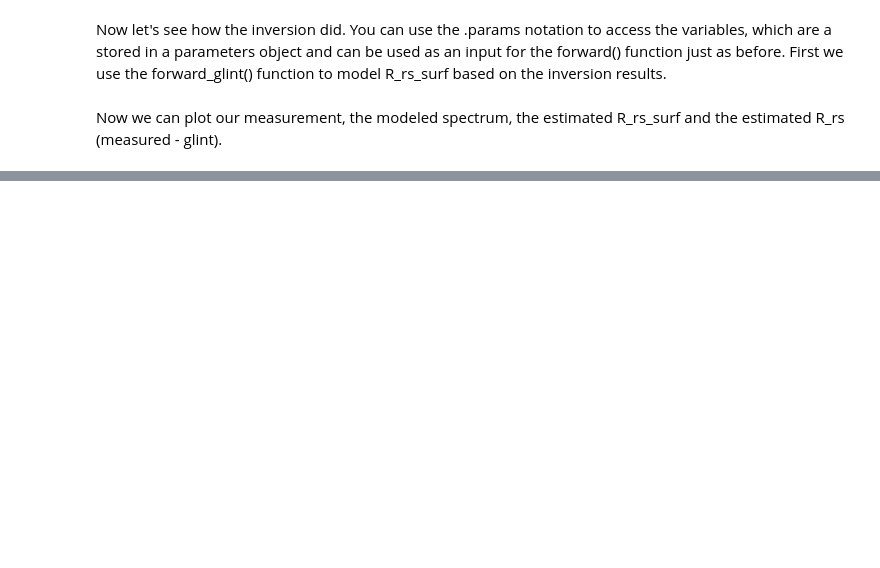
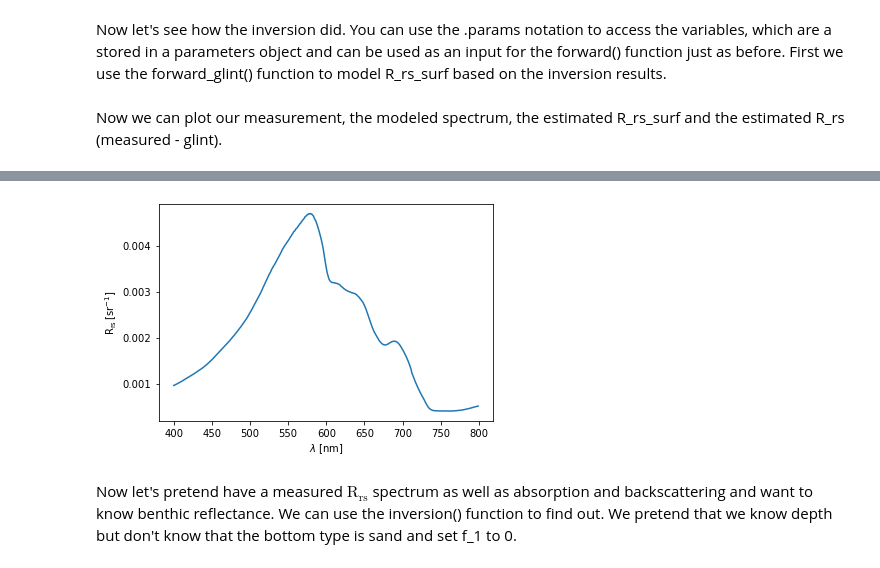
Before and after one commit to CMLandOcean/bio_optics, a Jupyter notebook: bio_optics/examples/01_How to use the forward and inverse functions.ipynb, the cells around one changed output, grey strips where cells are left out. Cells and saved outputs as stored; diff of their text form; code cells hidden in the pictures; blank space fills up the shorter version.

```diff
--- a/bio_optics/examples/01_How to use the forward and inverse functions.ipynb
+++ b/bio_optics/examples/01_How to use the forward and inverse functions.ipynb
@@ -194,0 +284,14 @@ plt.show()
+# %%
+R_rs = model.forward(parameters=params,
+                     wavelengths=wavelengths,
+                     a_res=measured_absorption,
+                     b_b_res=measured_backscattering)
+# %%
+plt.plot(wavelengths, R_rs)
+plt.xlabel('$\lambda$ [nm]')
+plt.ylabel('$\mathrm{R_{rs}} \/ [\mathrm{sr}^{-1}]$')
+plt.show()
+# %% [output]
+[figure, added]
+# %% [markdown]
+Now let's pretend have a measured $\mathrm{R_{rs}}$ spectrum as well as absorption and backscattering and want to know benthic reflectance. We can use the inversion() function to find out. We pretend that we know depth but don't know that the bottom type is sand and set f_1 to 0.
```
Also changed, not shown: parts of 13 cells of this notebook.
